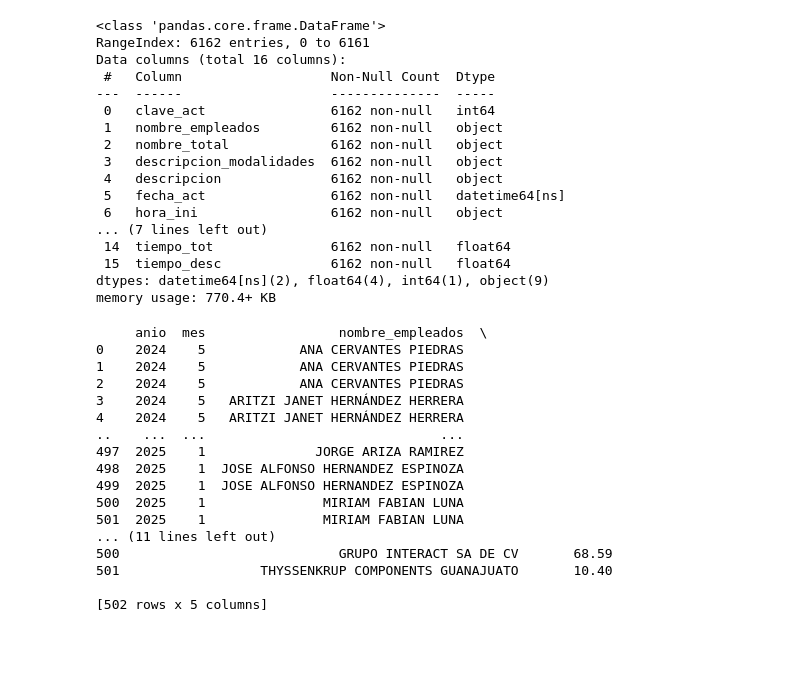
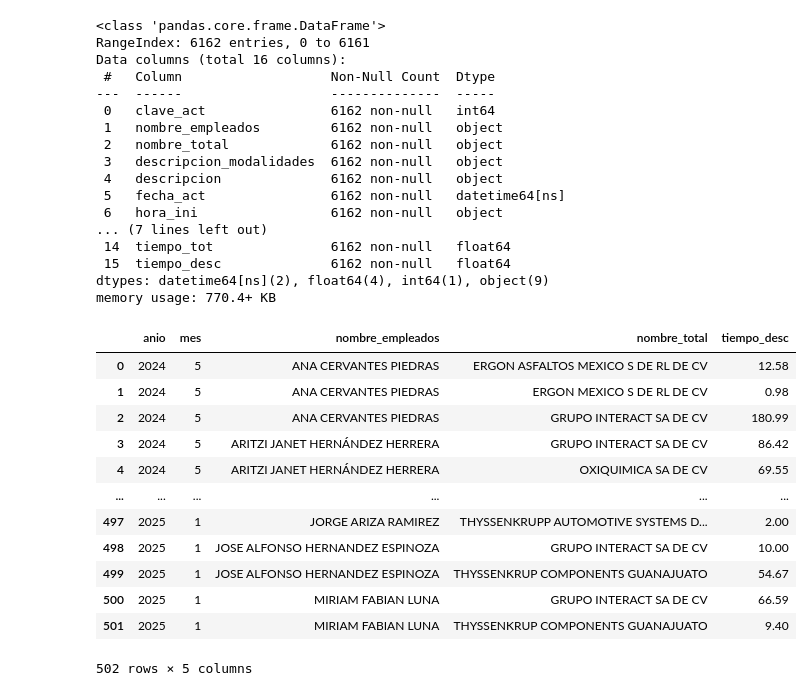
Before and after one commit to devAriza/data_gin_streamlit, a Jupyter notebook: data_analysis.ipynb, the cells around one changed output. Saved outputs shown, nothing was run; the diff lists cells and outputs as text; code cells hidden in the pictures; blank space fills up the shorter version.

```diff
--- a/data_analysis.ipynb
+++ b/data_analysis.ipynb
@@ -130,27 +128,23 @@ memory usage: 770.4+ KB
 # %%
 df_concentrado['anio'] = df_concentrado['fecha_act'].dt.year
 df_concentrado['mes'] = df_concentrado['fecha_act'].dt.month
-resumen = df_concentrado.groupby(['anio', 'mes', 'nombre_empleados', 'nombre_total'])['tiempo_tot'].sum().reset_index()
+resumen = df_concentrado.groupby(['anio', 'mes', 'nombre_empleados', 'nombre_total'])['tiempo_desc'].sum().reset_index()
 resumen = resumen.sort_values(by=['anio', 'mes', 'nombre_empleados', 'nombre_total'])
 
 # Mostrar el resultado
-print(resumen)
+resumen
 # %% [output]
+|  | anio | mes | nombre_empleados | nombre_total | tiempo_desc |
+| 0 | 2024 | 5 | ANA CERVANTES PIEDRAS | ERGON ASFALTOS MEXICO S DE RL DE CV | 12.58 |
+| 1 | 2024 | 5 | ANA CERVANTES PIEDRAS | ERGON MEXICO S DE RL DE CV | 0.98 |
+| 2 | 2024 | 5 | ANA CERVANTES PIEDRAS | GRUPO INTERACT SA DE CV | 180.99 |
+| 3 | 2024 | 5 | ARITZI JANET HERNÁNDEZ HERRERA | GRUPO INTERACT SA DE CV | 86.42 |
+| 4 | 2024 | 5 | ARITZI JANET HERNÁNDEZ HERRERA | OXIQUIMICA SA DE CV | 69.55 |
+| ... | ... | ... | ... | ... | ... |
+| 497 | 2025 | 1 | JORGE ARIZA RAMIREZ | THYSSENKRUPP AUTOMOTIVE SYSTEMS D... | 2.00 |
+| 498 | 2025 | 1 | JOSE ALFONSO HERNANDEZ ESPINOZA | GRUPO INTERACT SA DE CV | 10.00 |
+| 499 | 2025 | 1 | JOSE ALFONSO HERNANDEZ ESPINOZA | THYSSENKRUP COMPONENTS GUANAJUATO | 54.67 |
+| 500 | 2025 | 1 | MIRIAM FABIAN LUNA | GRUPO INTERACT SA DE CV | 66.59 |
+| 501 | 2025 | 1 | MIRIAM FABIAN LUNA | THYSSENKRUP COMPONENTS GUANAJUATO | 9.40 |
-     anio  mes                 nombre_empleados  \
-0    2024    5            ANA CERVANTES PIEDRAS
-1    2024    5            ANA CERVANTES PIEDRAS
-2    2024    5            ANA CERVANTES PIEDRAS
-3    2024    5   ARITZI JANET HERNÁNDEZ HERRERA
-4    2024    5   ARITZI JANET HERNÁNDEZ HERRERA
-..    ...  ...                              ...
-497  2025    1              JORGE ARIZA RAMIREZ
-498  2025    1  JOSE ALFONSO HERNANDEZ ESPINOZA
-499  2025    1  JOSE ALFONSO HERNANDEZ ESPINOZA
-500  2025    1               MIRIAM FABIAN LUNA
-501  2025    1               MIRIAM FABIAN LUNA
-... (11 lines left out)
-500                            GRUPO INTERACT SA DE CV       68.59
-501                  THYSSENKRUP COMPONENTS GUANAJUATO       10.40
-
-[502 rows x 5 columns]
+502 rows × 5 columns
 # %%
```
Also changed, not shown: parts of 3 cells of this notebook.
